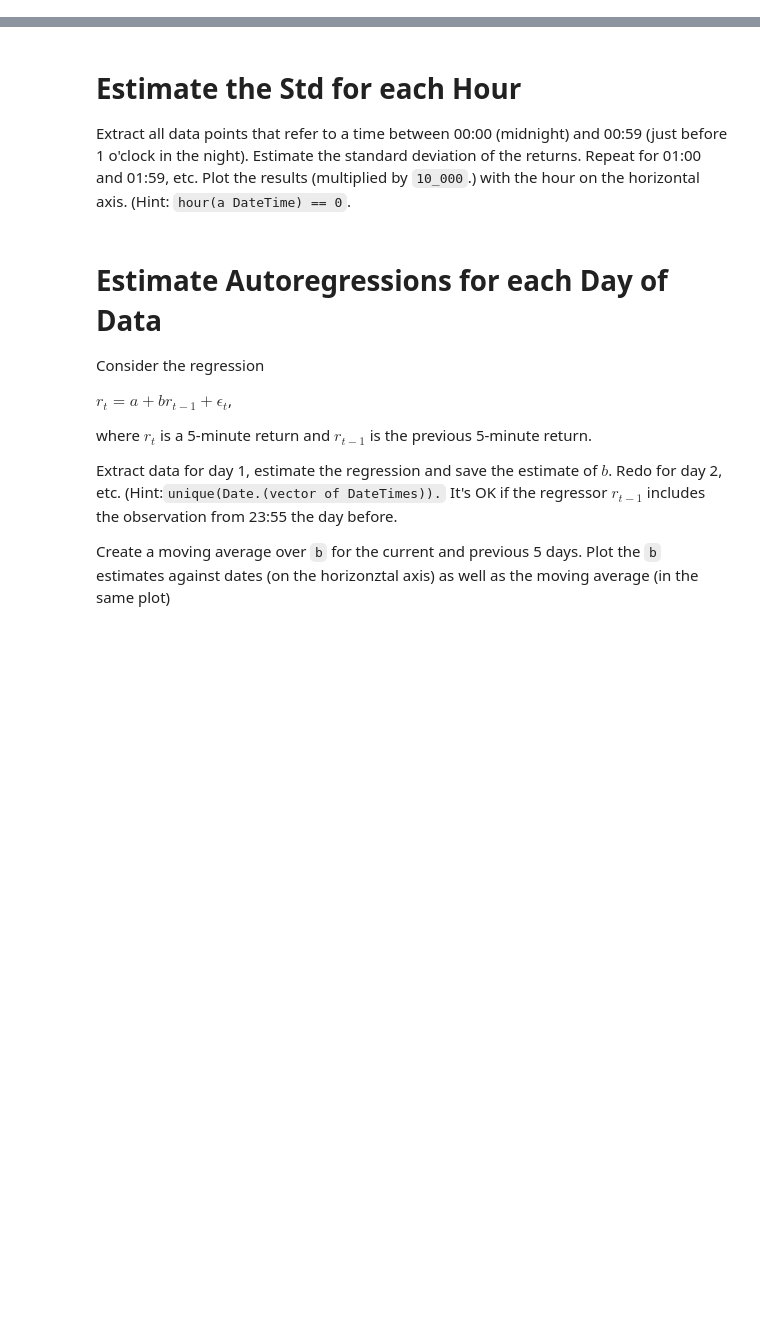
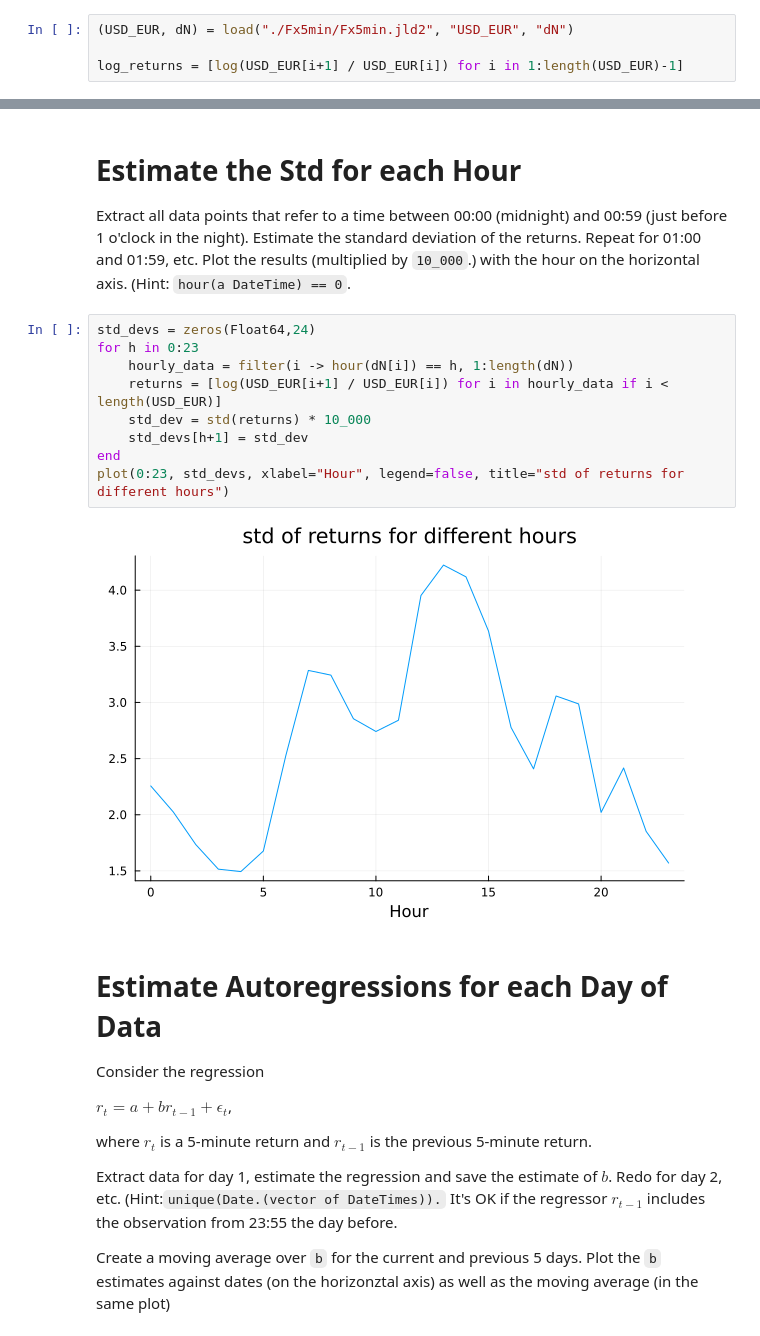
Before and after one commit to bamertl/juliaClass, a Jupyter notebook: Exam1.ipynb, the cells around one changed output, grey strips where cells are left out. Cells and saved outputs as stored; diff of their text form; blank space fills up the shorter version.

```diff
--- a/Exam1.ipynb
+++ b/Exam1.ipynb
@@ -25,0 +16,4 @@ KeySet for a Dict{String, Any} with 2 entries. Keys:
+# %%
+(USD_EUR, dN) = load("./Fx5min/Fx5min.jld2", "USD_EUR", "dN")
+
+log_returns = [log(USD_EUR[i+1] / USD_EUR[i]) for i in 1:length(USD_EUR)-1]
@@ -27,6 +39,17 @@ KeySet for a Dict{String, Any} with 2 entries. Keys:
 # Estimate the Std for each Hour
 
 Extract all data points that refer to a time between 00:00 (midnight) and 00:59 (just before 1 o'clock in the night). Estimate the standard deviation of the returns. Repeat for 01:00 and 01:59, etc. Plot the results (multiplied by `10_000`.) with the hour on the horizontal axis. (Hint: `hour(a DateTime) == 0`.
+# %%
+std_devs = zeros(Float64,24)
+for h in 0:23
+    hourly_data = filter(i -> hour(dN[i]) == h, 1:length(dN))
+    returns = [log(USD_EUR[i+1] / USD_EUR[i]) for i in hourly_data if i < length(USD_EUR)]
+    std_dev = std(returns) * 10_000
+    std_devs[h+1] = std_dev
+end
+plot(0:23, std_devs, xlabel="Hour", legend=false, title="std of returns for different hours")
+# %% [output]
+[figure, added]
 # %% [markdown]
 # Estimate Autoregressions for each Day of Data
 
```
Also changed, not shown: parts of 2 cells of this notebook.
